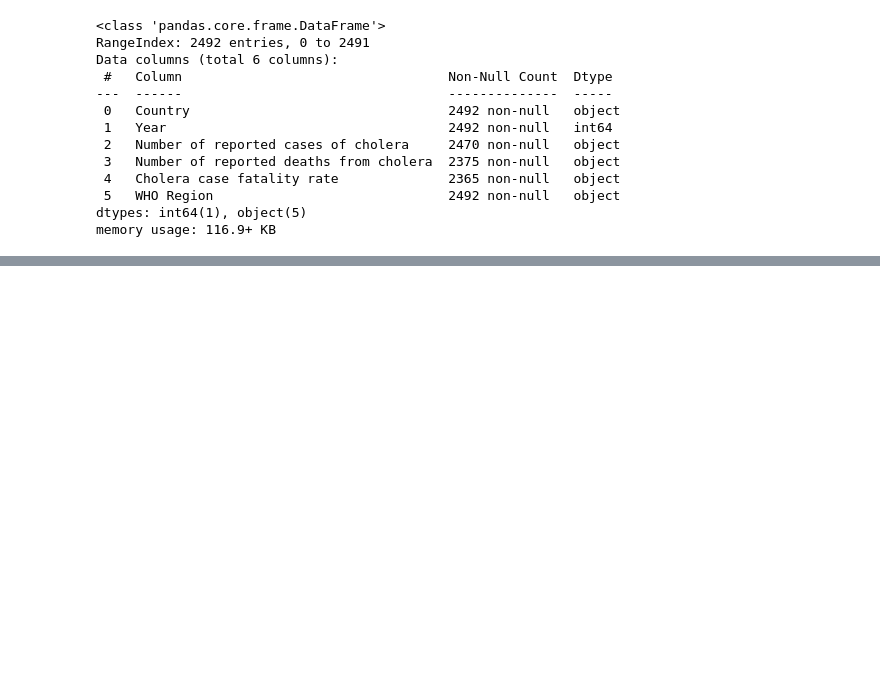
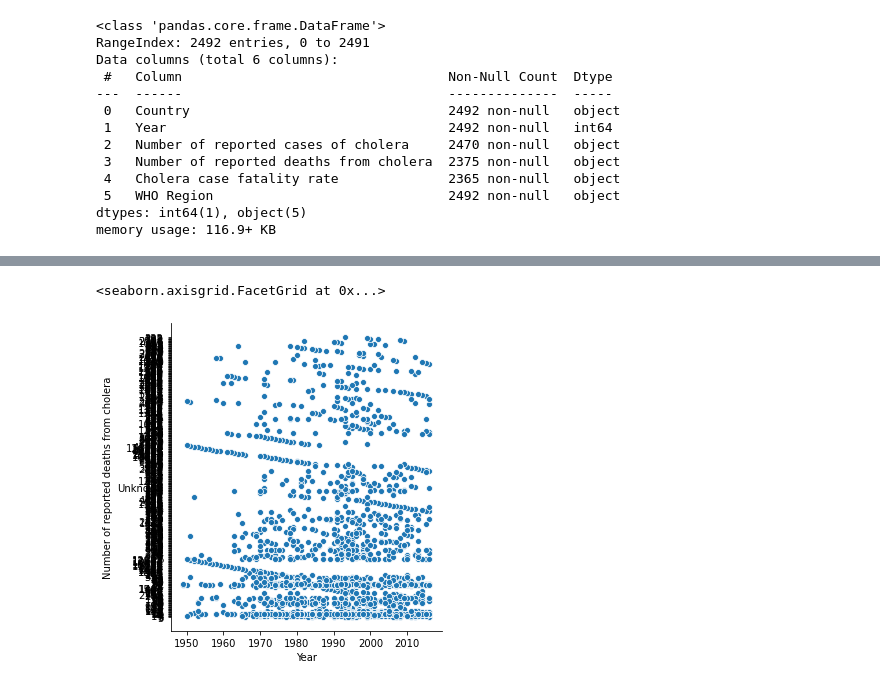
Before and after one commit to Balgaros/Python, a Jupyter notebook: Evaluation_Yvan_Capron.ipynb, the cells around one changed output, grey strips where cells are left out. Cells and saved outputs as stored; diff of their text form; code cells hidden in the pictures; blank space fills up the shorter version.

```diff
--- a/Evaluation_Yvan_Capron.ipynb
+++ b/Evaluation_Yvan_Capron.ipynb
@@ -102,0 +116,6 @@ print(df['Year'])
+# %%
+"Graphique 3 :Permet de voir le nombre de cas de mort par le cholera par années"
+sns.relplot(x="Year",y="Number of reported deaths from cholera",data=df)
+# %% [output]
+<seaborn.axisgrid.FacetGrid at 0x...>
+[figure, added]
```
Also changed, not shown: parts of 8 cells of this notebook.
